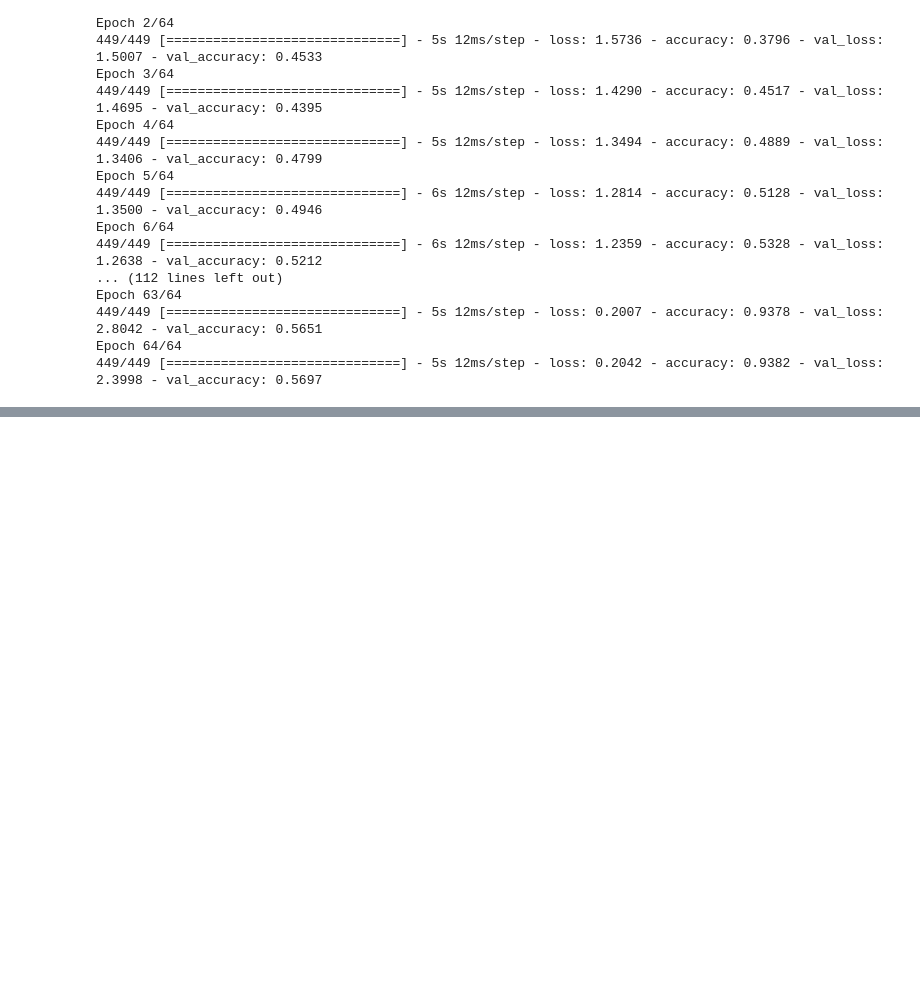
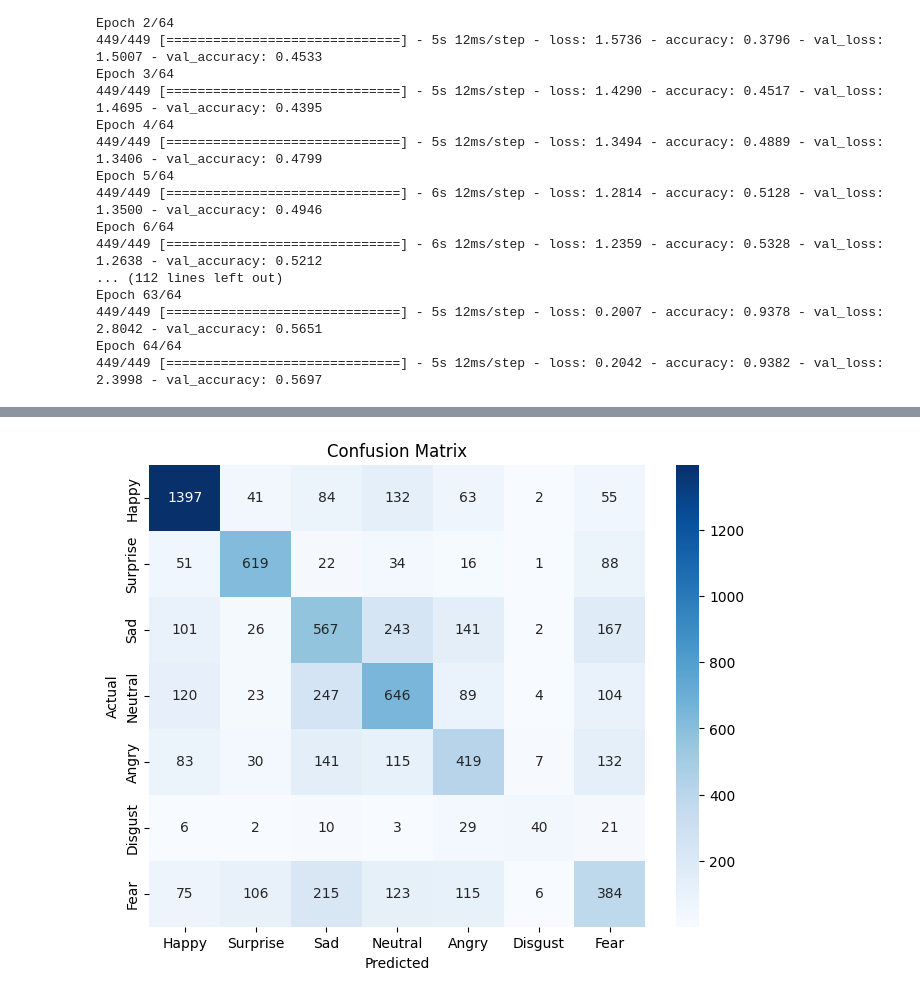
Before and after one commit to salveendutt/Age-Recognition-App, a Jupyter notebook: Age Recognition/Models/emotion_recognition.ipynb, the cells around one changed output, grey strips where cells are left out. Drawn from its saved outputs; the diff is of its cells as text; code cells hidden in the pictures; blank space fills up the shorter version.

Commit message:
Adding Emotion evaluation

```diff
--- a/Age Recognition/Models/emotion_recognition.ipynb
+++ b/Age Recognition/Models/emotion_recognition.ipynb
@@ -171,3 +171,28 @@ Epoch 64/64
 449/449 [==============================] - 5s 12ms/step - loss: 0.2042 - accuracy: 0.9382 - val_loss: 2.3998 - val_accuracy: 0.5697
 # %%
 model.save("../../app/models/cnn_emotion2.h5")
+# %%
+model = load_model("../../app/models/cnn_emotion.h5")
+# %%
+from sklearn.metrics import confusion_matrix
+import seaborn as sns
+import matplotlib.pyplot as plt
+
+# Get predictions for the validation set
+y_pred = model.predict(x_valid)
+y_pred_classes = np.argmax(y_pred, axis=1)
+
+# Convert one-hot encoded labels back to single labels
+y_valid_single = np.argmax(y_valid, axis=1)
+
+# Create confusion matrix
+cm = confusion_matrix(y_valid_single, y_pred_classes)
+
+# Plot confusion matrix
+plt.figure(figsize=(8, 6))
+sns.heatmap(cm, annot=True, fmt='d', cmap='Blues', xticklabels=emotion_labels, yticklabels=emotion_labels)
+plt.xlabel('Predicted')
+plt.ylabel('Actual')
+plt.title('Confusion Matrix')
+plt.show()
+# %% [output]
@@ -173,0 +200 @@ model.save("../../app/models/cnn_emotion2.h5")
+[figure, added]
```
Also changed, not shown: parts of 4 cells of this notebook.
